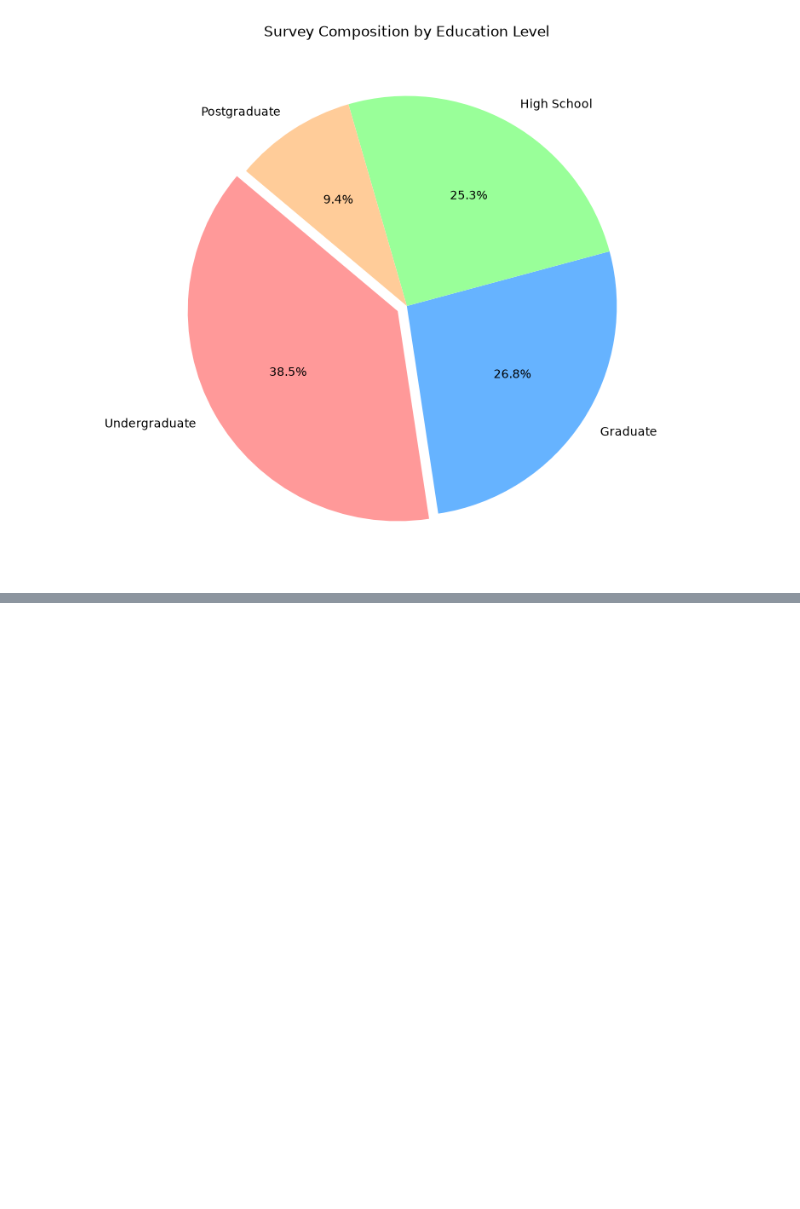
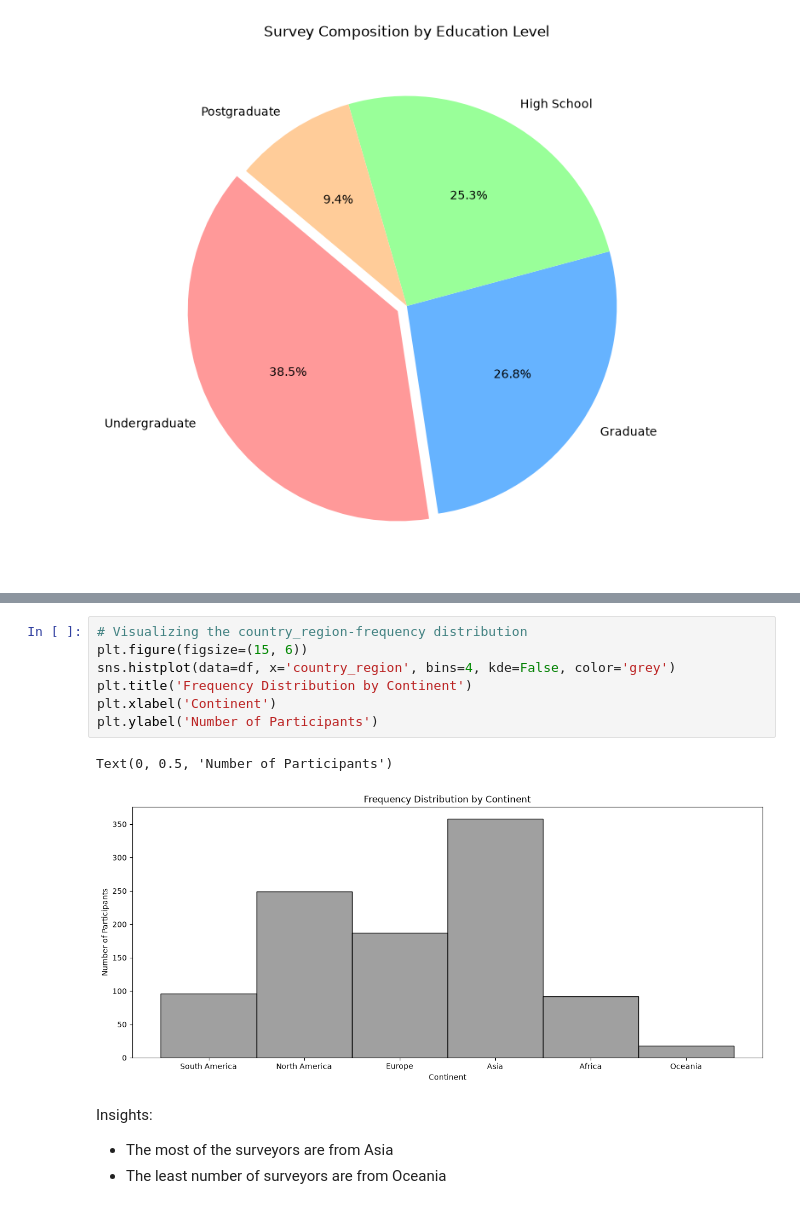
Before and after one commit to adiban17/ai_companion_dependency, a Jupyter notebook: notebook/exploratory_data_analysis.ipynb, the cells around one changed output, grey strips where cells are left out. Cells and saved outputs as stored; diff of their text form; blank space fills up the shorter version.

```diff
--- a/notebook/exploratory_data_analysis.ipynb
+++ b/notebook/exploratory_data_analysis.ipynb
@@ -280,0 +389,14 @@ education_level_counts.plot(
+# %%
+# Visualizing the country_region-frequency distribution
+plt.figure(figsize=(15, 6))
+sns.histplot(data=df, x='country_region', bins=4, kde=False, color='grey')
+plt.title('Frequency Distribution by Continent')
+plt.xlabel('Continent')
+plt.ylabel('Number of Participants')
+# %% [output]
+Text(0, 0.5, 'Number of Participants')
+[figure, added]
+# %% [markdown]
+Insights:
+- The most of the surveyors are from Asia
+- The least number of surveyors are from Oceania
```
Also changed, not shown: parts of 23 cells of this notebook.
